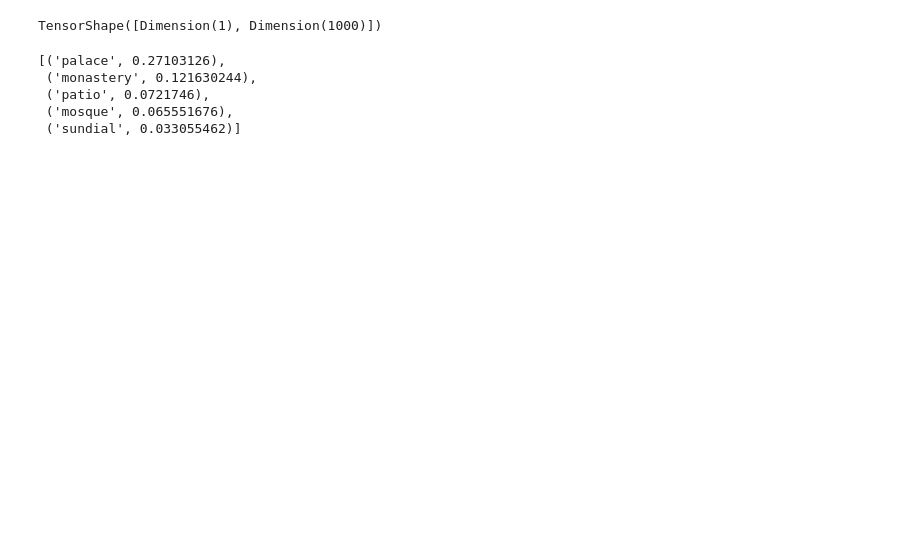
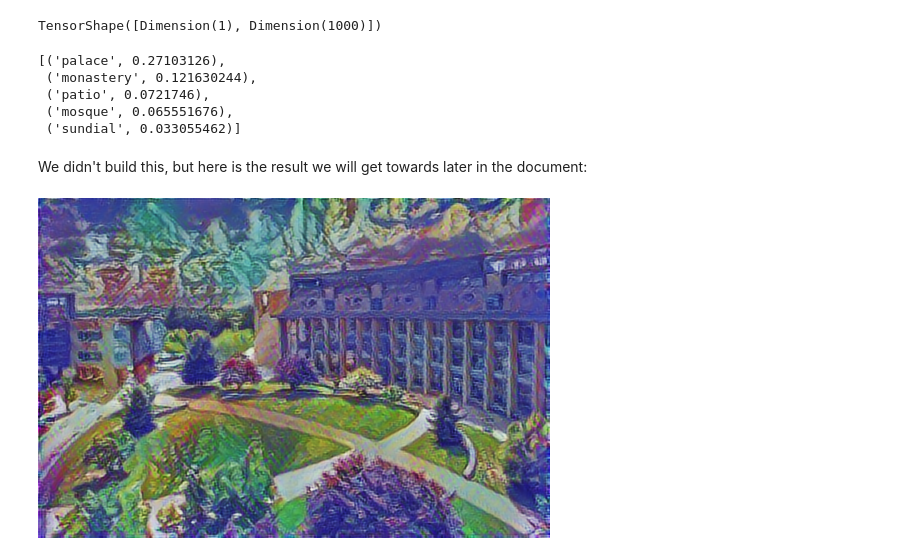
Before and after one commit to Inkering/ML-Project-1, a Jupyter notebook: Transfer_test.ipynb, the cells around one changed output. Drawn from its saved outputs; the diff is of its cells as text; code cells hidden in the pictures; blank space fills up the shorter version.

Commit message:
further work with TensorFlow examples, learning about the loss func

```diff
--- a/Transfer_test.ipynb
+++ b/Transfer_test.ipynb
@@ -99,3 +108,23 @@ predicted_top_5 = tf.keras.applications.vgg19.decode_predictions(prediction_prob
  ('patio', 0.0721746),
  ('mosque', 0.065551676),
  ('sundial', 0.033055462)]
+# %% [markdown]
+We didn't build this, but here is the result we will get towards later in the document:
+# %%
+import tensorflow_hub as hub
+import numpy as np
+import PIL.Image
+import time
+import functools
+def tensor_to_image(tensor):
+  tensor = tensor*255
+  tensor = np.array(tensor, dtype=np.uint8)
+  if np.ndim(tensor)>3:
+    assert tensor.shape[0] == 1
+    tensor = tensor[0]
+  return PIL.Image.fromarray(tensor)
+hub_module = hub.load('https://tfhub.dev/google/magenta/arbitrary-image-stylization-v1-256/1')
+stylized_image = hub_module(tf.constant(content_image), tf.constant(style_image))[0]
+tensor_to_image(stylized_image)
+# %% [output]
+[figure, added]
```
Also changed, not shown: parts of 19 cells of this notebook.
